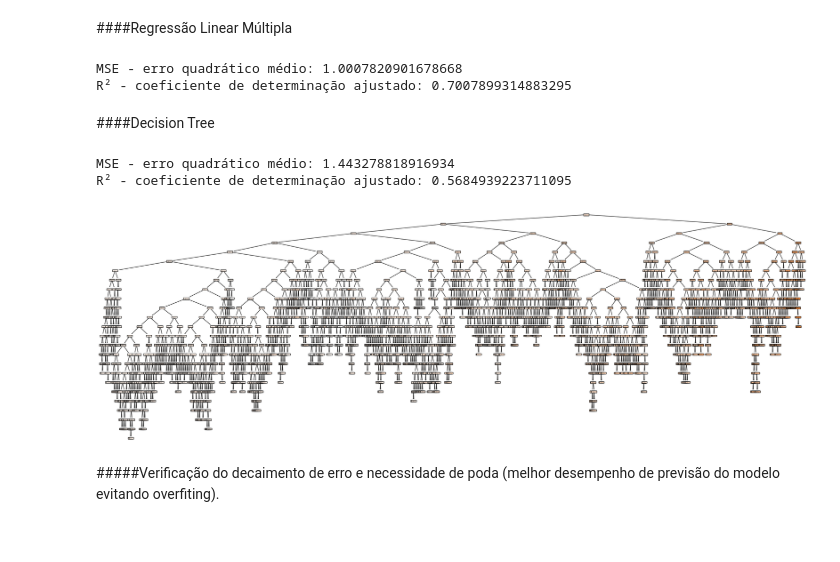
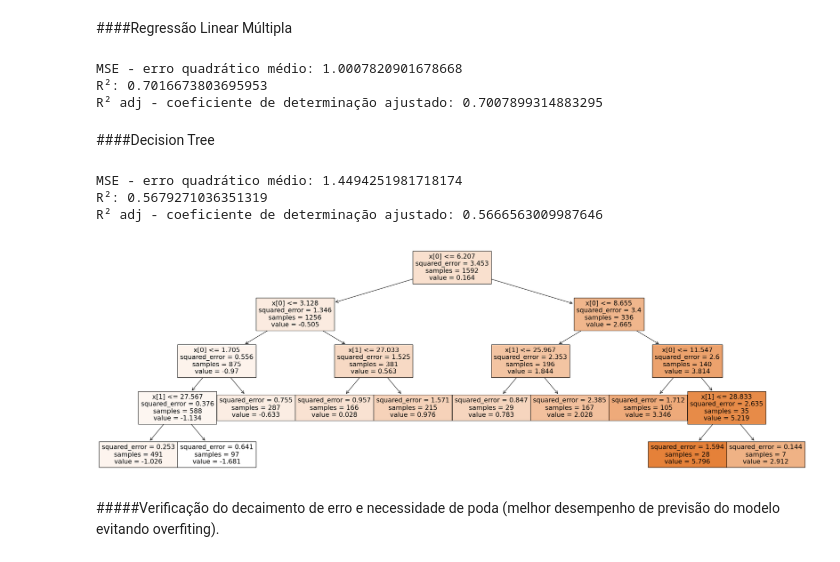
Before and after one commit to OLIVEIRA-3/artigo2023, a Jupyter notebook: ML_previsao_volumeCantareira2017_2023.ipynb, the cells around one changed output. Drawn from its saved outputs; the diff is of its cells as text; code cells hidden in the pictures.

Commit message:
modelosML-2017a2023

```diff
--- a/ML_previsao_volumeCantareira2017_2023.ipynb
+++ b/ML_previsao_volumeCantareira2017_2023.ipynb
@@ -436,6 +417,6 @@ def adjusted_r2(y_test, y_pred,X_train):
 # %%
 #separando variaveis independentes (X) e a variavel dependente (y)
-X = cantareira[['medMov.chuva', 'medMov.temp']] # variaveis independentes
+X = cantareira[['medMov.chuva', 'medMov.temp']] #variaveis independentes
 y = cantareira['medMov.diff'] # variavel dependente
 
 #divisao do conjunto de dados em treinamento e teste
@@ -445,50 +426,68 @@ X_train, X_test, y_train, y_test = train_test_split(X, y, test_size=0.3, random_
 regressao = LinearRegression()
 regressao.fit(X_train, y_train)
 
-#previsoes no conjunto de teste
-y_pred = regressao.predict(X_test)
+y_pred = regressao.predict(X_test) #previsoes no conjunto de teste
 
-#metricas de avaliacao de desempenho do modelo
+#metricas de desempenho
+#mse
 mse = mean_squared_error(y_test, y_pred)
-adjr2 = adjusted_r2(y_test, y_pred,X_train)
 print("MSE - erro quadrático médio:", mse)
-print("R² - coeficiente de determinação ajustado:", adjr2)
+
+#r2
+r2 = r2_score(y_test, y_pred)
+print("R²:", r2)
+
+#r2 ajustado
+n = len(X_test) #numero de observacoes
+i = X_test.shape[1] #variaveis independentes
+adjr2 = 1 - (1 - r2) * (n - 1) / (n - i - 1)
+print("R² adj - coeficiente de determinação ajustado:", adjr2)
 # %% [output]
 MSE - erro quadrático médio: 1.0007820901678668
-R² - coeficiente de determinação ajustado: 0.7007899314883295
+R²: 0.7016673803695953
+R² adj - coeficiente de determinação ajustado: 0.7007899314883295
 # %% [markdown]
 ####Decision Tree
 # %%
-#preparacao modelagem
-divisao = np.random.rand(len(cantareira)) < 0.70
-df_treinamento = cantareira[divisao]
-df_teste = cantareira[~divisao]
+#separando variaveis independentes (X) e a variavel dependente (y)
+X = cantareira[['medMov.chuva', 'medMov.temp']] #variaveis independentes
+y = cantareira['medMov.diff'] # variavel dependente
 
 #divisao do conjunto de dados em treinamento e teste
 X_train, X_test, y_train, y_test = train_test_split(X, y, test_size=0.3, random_state=42)
 
 #modelo decision tree
-regressor = DecisionTreeRegressor(random_state=1)
+regressor = DecisionTreeRegressor()
 regressor.fit(X_train, y_train)
 
 #previsao
 y_pred = regressor.predict(X_test)
 
-#metricas de avaliacao de desempenho do modelo
+#metricas de desempenho
+#mse
 mse = mean_squared_error(y_test, y_pred)
-adjr2 = adjusted_r2(y_test, y_pred,X_train)
 print("MSE - erro quadrático médio:", mse)
-print("R² - coeficiente de determinação ajustado:", adjr2)
+
+#r2
+r2 = r2_score(y_test, y_pred)
+print("R²:", r2)
+
+#r2 ajustado
+n = len(X_test) #numero de observacoes
+i = X_test.shape[1] #variaveis independentes
+adjr2 = 1 - (1 - r2) * (n - 1) / (n - i - 1)
+print("R² adj - coeficiente de determinação ajustado:", adjr2)
 # %% [output]
-MSE - erro quadrático médio: 1.443278818916934
-R² - coeficiente de determinação ajustado: 0.5684939223711095
+MSE - erro quadrático médio: 1.4494251981718174
+R²: 0.5679271036351319
+R² adj - coeficiente de determinação ajustado: 0.5666563009987646
 # %%
-#visualizando a arvore de decisao
-fig = plt.figure(figsize=(30,10))
-_ = tree.plot_tree(regressor, feature_names=cantareira.columns[:-1], filled=True)
+#arvore de decisao
+plt.figure(figsize=(30, 10))
+tree.plot_tree(regressor, filled=True)
 plt.show()
 # %% [output]
-[figure, old version]
+[figure, new version]
 # %% [markdown]
 #####Verificação do decaimento de erro e necessidade de poda (melhor desempenho de previsão do modelo evitando overfiting).
 # %%
```
Also changed, not shown: parts of 11 cells of this notebook.
